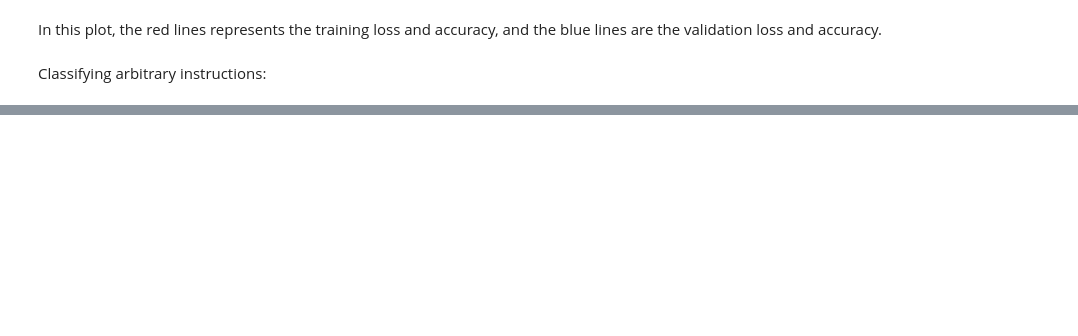
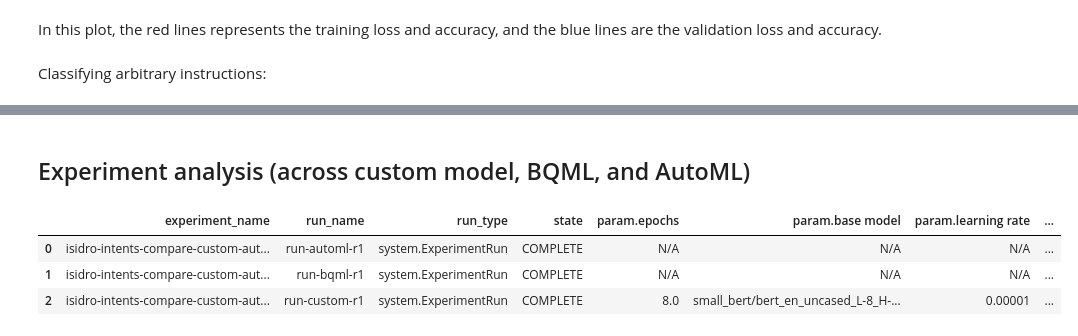
Before and after one commit to ndebuhr/isidro, a Jupyter notebook: intents/intents.ipynb, the cells around one changed output, grey strips where cells are left out. Cells and saved outputs as stored; diff of their text form; code cells hidden in the pictures; blank space fills up the shorter version.

```diff
--- a/intents/intents.ipynb
+++ b/intents/intents.ipynb
@@ -16,0 +28,9 @@ DATA_FILE = "quality.csv"
+# %%
+# OPTIONALLY, CHANGE THESE
+DATA_FILE = "quality.csv"
+GCP_REGION = "us-central1"
+VERTEX_MODEL_NAME_PREFIX = "isidro_intents"
+VERTEX_MODEL_ROUND = "r1"  # suffix for differentiating separate models (e.g., when running this notebook multiple times)
+VERTEX_MODEL_DESCRIPTION = "Isidro intent classification model"
+EXPERIMENT_NAME = "isidro-intents-compare-custom-automl-bqml"
+BQ_DATASET = "isidro_intents"  # name only - dataset will be created in the notebook
@@ -544,0 +887,11 @@ classifier_model.save('service/intents.keras')
+# %% [markdown]
+## Experiment analysis (across custom model, BQML, and AutoML)
+# %%
+experiment_df = aiplatform.get_experiment_df()
+experiment_df = experiment_df[experiment_df.experiment_name == EXPERIMENT_NAME]
+experiment_df
+# %% [output]
+|  | experiment_name | run_name | run_type | state | param.epochs | param.base model | param.learning rate | ... |
+| 0 | isidro-intents-compare-custom-aut... | run-automl-r1 | system.ExperimentRun | COMPLETE | N/A | N/A | N/A | ... |
+| 1 | isidro-intents-compare-custom-aut... | run-bqml-r1 | system.ExperimentRun | COMPLETE | N/A | N/A | N/A | ... |
+| 2 | isidro-intents-compare-custom-aut... | run-custom-r1 | system.ExperimentRun | COMPLETE | 8.0 | small_bert/bert_en_uncased_L-8_H-... | 0.00001 | ... |
```
Also changed, not shown: parts of 77 cells of this notebook, 1 other file.
